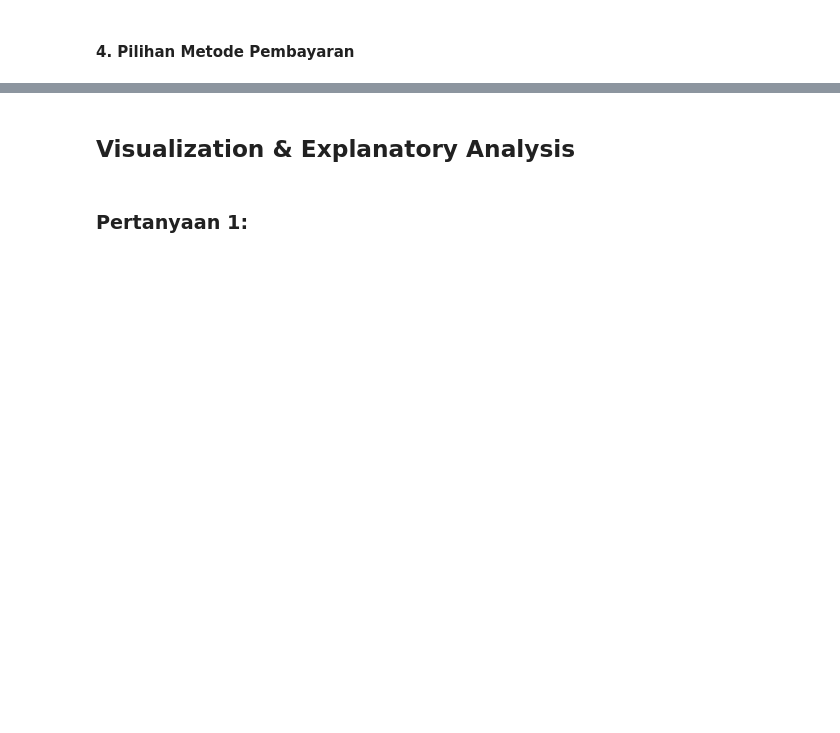
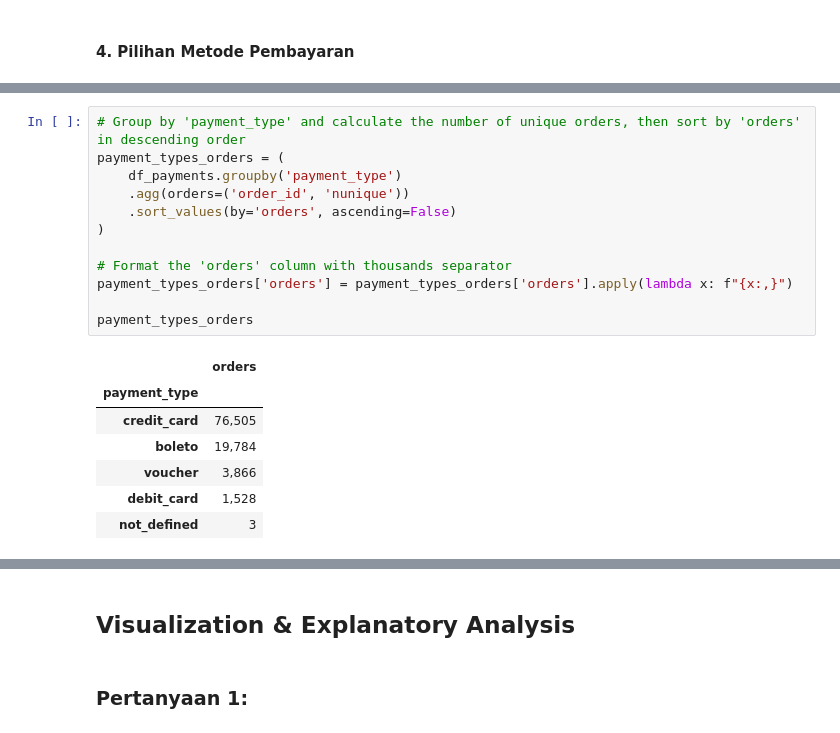
Before and after one commit to arguto1993/olist-ecommerce-performance, a Jupyter notebook: ecommerce_performance.ipynb, the cells around one changed output, grey strips where cells are left out. Drawn from its saved outputs; the diff is of its cells as text; blank space fills up the shorter version.

```diff
--- a/ecommerce_performance.ipynb
+++ b/ecommerce_performance.ipynb
@@ -1368,0 +1379,20 @@ Product Categories with the Fewest Units Sold
+# %%
+# Group by 'payment_type' and calculate the number of unique orders, then sort by 'orders' in descending order
+payment_types_orders = (
+    df_payments.groupby('payment_type')
+    .agg(orders=('order_id', 'nunique'))
+    .sort_values(by='orders', ascending=False)
+)
+
+# Format the 'orders' column with thousands separator
+payment_types_orders['orders'] = payment_types_orders['orders'].apply(lambda x: f"{x:,}")
+
+payment_types_orders
+# %% [output]
+|  | orders |
+| payment_type |  |
+| credit_card | 76,505 |
+| boleto | 19,784 |
+| voucher | 3,866 |
+| debit_card | 1,528 |
+| not_defined | 3 |
```
Also changed, not shown: parts of 19 cells of this notebook, 1 other file.
